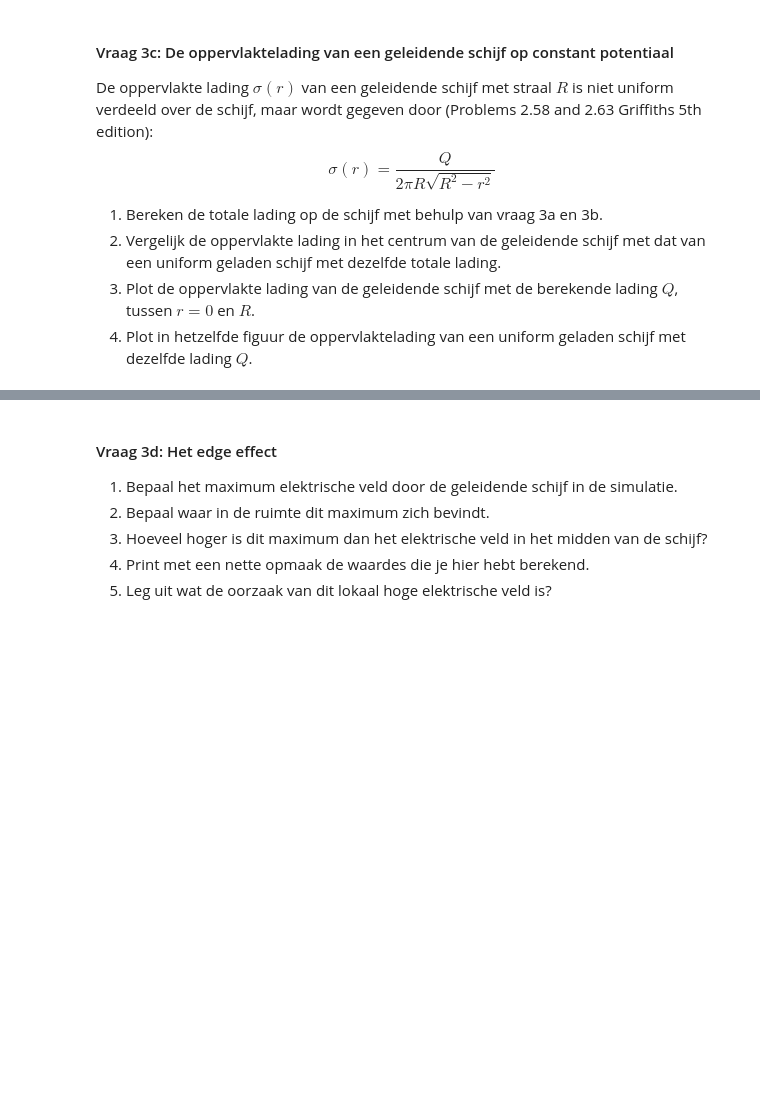
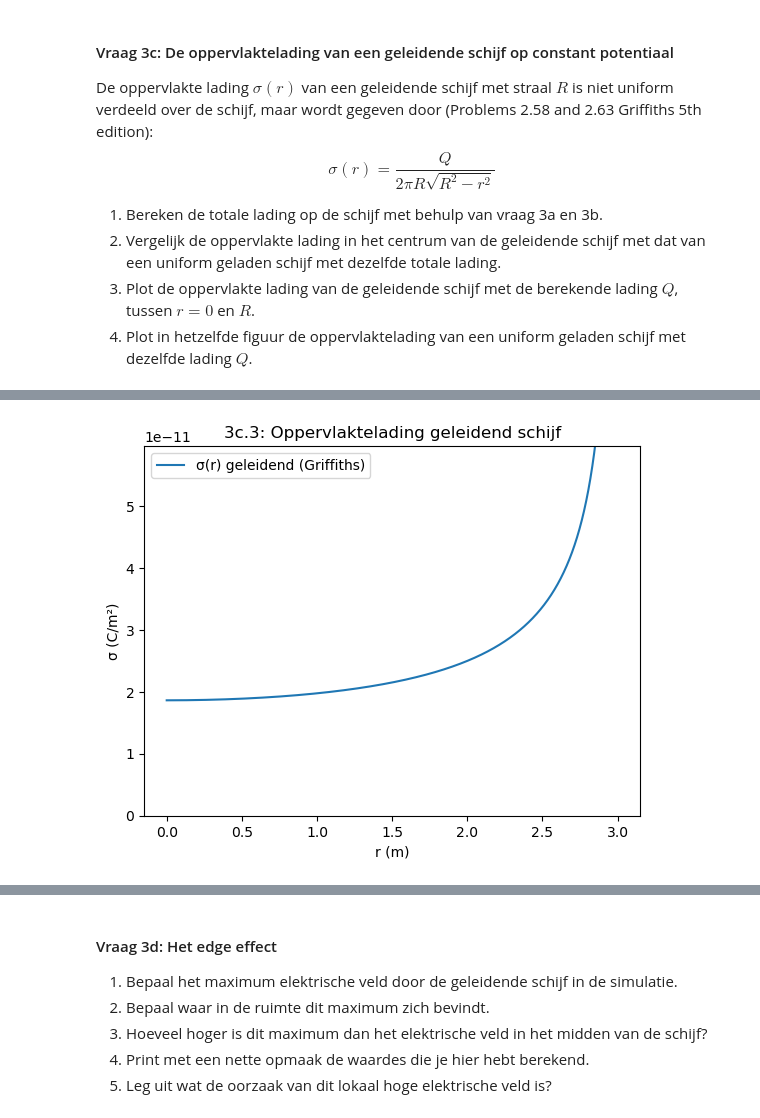
Before and after one commit to daanTN/DEF-Daan, a Jupyter notebook: DigitaleOntwerpopdrachten/1CondensatorOpdracht/CondensatorOntwerpopdracht.ipynb, the cells around one changed output, grey strips where cells are left out. Saved outputs shown, nothing was run; the diff lists cells and outputs as text; code cells hidden in the pictures; blank space fills up the shorter version.

```diff
--- a/DigitaleOntwerpopdrachten/1CondensatorOpdracht/CondensatorOntwerpopdracht.ipynb
+++ b/DigitaleOntwerpopdrachten/1CondensatorOpdracht/CondensatorOntwerpopdracht.ipynb
@@ -466,2 +501,15 @@ plot_results_disk(Ez, Er, normE, V, r, z, grid_step, disk_radius, z_pos_disk1, z
 # %%
-#### Print met deze cel met een nette opmaak je antwoord op vraag 3b 2.
+#3b)
+# We gebruiken nogsteeds V_new
+
+idx_r0 = np.argmin(np.abs(r))      # r = 0
+idx_z0 = np.argmin(np.abs(z))      # z = 0 (vlak van de schijf)
+
+idx_z_above = idx_z0 + 1           # eerste gridpunt boven de schijf
+
+E_n_center = -(V_new[idx_z_above, idx_r0] - V_new[idx_z0, idx_r0]) / grid_step  # V/m
+sigma_center = epsilon0 * E_n_center  # C/m^2
+
+print("Benadering in het midden van de schijf (bovenkant, z=0+):")
+print(f"  E_n(0,0+) ≈ {E_n_center:.3e} V/m")
+print(f"  σ(0) = ε0·E_n ≈ {sigma_center:.3e} C/m²")
@@ -476,6 +528,66 @@ $$\sigma(r) = \frac{Q}{2 \pi R \sqrt{R^2 - r^2}}$$
 3. Plot de oppervlakte lading van de geleidende schijf met de berekende lading $Q$, tussen $r = 0$ en $R$.
 4. Plot in hetzelfde figuur de oppervlaktelading van een uniform geladen schijf met dezelfde lading $Q$.
 # %%
-###
-###Jouw code hier###
-###
+#1)
+
+sigma0 = sigma_center   # [C/m^2]
+
+R = 3.0                 # [m] straal van de schijf
+
+A = np.pi * R**2        # oppervlak van 1 zijde van de schijf [m^2]
+Q = sigma0 * A          # totale lading (benadering: σ overal ≈ σ(0)) [C]
+
+
+print(f"Q = σ(0)·A = {Q:.3e} C")
+
+#2)
+
+sigma_center_conducting = Q / (2*np.pi*R**2)  # σ_geleid(0) uit Griffiths
+sigma_uniform = Q / (np.pi*R**2)              # σ_uniform
+
+print(f"σ_geleid(0)/σ_uniform = {sigma_center_conducting/sigma_uniform:.3f}")
+
+
+#3)
+r_plot = np.linspace(0, R*(1-1e-6), 2000)
+
+sigma_conducting = Q / (2*np.pi*R*np.sqrt(R**2 - r_plot**2))
+
+plt.figure()
+plt.plot(r_plot, sigma_conducting, label="σ(r) geleidend (Griffiths)")
+plt.xlabel("r (m)")
+plt.ylabel("σ (C/m²)")
+plt.title("3c.3: Oppervlaktelading geleidend schijf")
+plt.legend()
+#Plot leesbaar maken
+plt.ylim(0, np.percentile(sigma_conducting, 95))
+
+plt.show()
+
+#4)
+# r tot net onder R
+r_plot = np.linspace(0, R*(1-1e-6), 2000)
+
+# geleidend (Griffiths)
+sigma_conducting = Q / (2*np.pi*R*np.sqrt(R**2 - r_plot**2))
+
+# uniform
+sigma_uniform = Q / (np.pi * R**2)
+sigma_uniform_line = np.full_like(r_plot, sigma_uniform)
+
+plt.figure()
+plt.plot(r_plot, sigma_conducting, label="σ(r) geleidend (Griffiths)")
+plt.plot(r_plot, sigma_uniform_line, "--", label="σ uniform")
+plt.xlabel("r (m)")
+plt.ylabel("σ (C/m²)")
+plt.title(" Geleidende en uniforme schijf ")
+plt.legend()
+
+# plot leesbaar maken
+plt.ylim(0, np.percentile(sigma_conducting, 95))
+
+plt.show()
+
+print(f"σ_uniform = {sigma_uniform:.3e} C/m²")
+print(f"σ_geleid(0) = {Q/(2*np.pi*R**2):.3e} C/m² (moet 0.5 * σ_uniform zijn)")
+# %% [output]
@@ -481,0 +596 @@ $$\sigma(r) = \frac{Q}{2 \pi R \sqrt{R^2 - r^2}}$$
+[figure, added]
```
Also changed, not shown: parts of 6 cells of this notebook.
